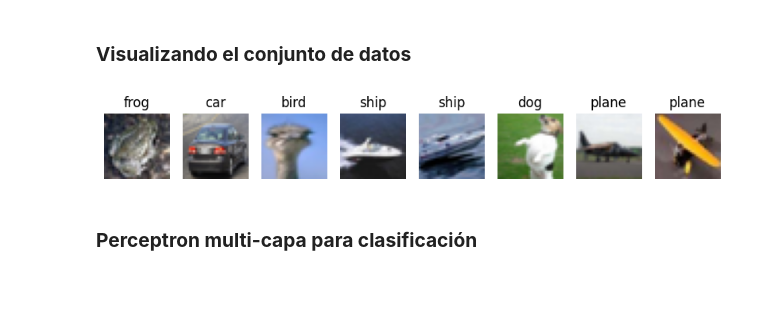
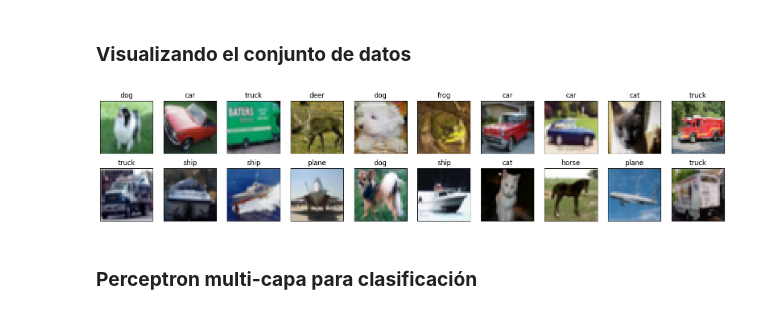
Before and after one commit to oto1450/Hands-on-Computer-Vision, a Jupyter notebook: sesiones/sesion3/Sesion3_1_DeepLearning.ipynb, the cells around one changed output. Saved outputs shown, nothing was run; the diff lists cells and outputs as text; code cells hidden in the pictures; blank space fills up the shorter version.

```diff
--- a/sesiones/sesion3/Sesion3_1_DeepLearning.ipynb
+++ b/sesiones/sesion3/Sesion3_1_DeepLearning.ipynb
@@ -172,11 +172,11 @@ for iter in range(iters):
     # *********************
     d_loss = mse_loss_derivative(y, y_pred)
     d_z2 = d_loss
-    d_W2 = a1.T * d_z2
-    d_b2 = np.sum(d_z2, axis = 0, keepDims = True)
-    d_a1 = d_z2 * (a1 * d_z2).T
+    d_W2 = np.dot(a1.T, d_z2)
+    d_b2 = np.sum(d_z2, axis = 0, keepdims = True)
+    d_a1 = np.dot(d_z2, W2.T)
     d_z1 = d_a1 * tanh_derivative(z1)
-    d_W1 = x.T * d_z1
+    d_W1 = np.dot(x.T, d_z1)
     d_b1 = np.sum(d_z1, axis=0)
 
     # ********************
@@ -319,22 +319,22 @@ testloader = torch.utils.data.DataLoader(testset, batch_size=128, shuffle=False)
 # %%
 classes = ('plane', 'car', 'bird', 'cat', 'deer', 'dog', 'frog', 'horse', 'ship', 'truck')
 
 def imshow(img):
     img = img / 2 + 0.5 # unnormalize
     npimg = img.numpy()
     return np.transpose(npimg, (1, 2, 0)).astype(np.float32)
-
+del iter
 dataiter = iter(trainloader)
 images, labels = next(dataiter)
 
 fig = plt.figure(figsize=(20, 4))
 for idx in np.arange(20):
     ax = fig.add_subplot(2, 10, idx+1, xticks=[], yticks=[])
     image = imshow(images[idx])
     plt.imshow(image)
     ax.set_title(classes[labels[idx]])
 # %% [output]
-[figure, old version]
+[figure, new version]
 # %% [markdown]
 ### <font color="EB9A54"> **Perceptron multi-capa para clasificación** </font>
 # %% [markdown]
```
Also changed, not shown: parts of 8 cells of this notebook.
